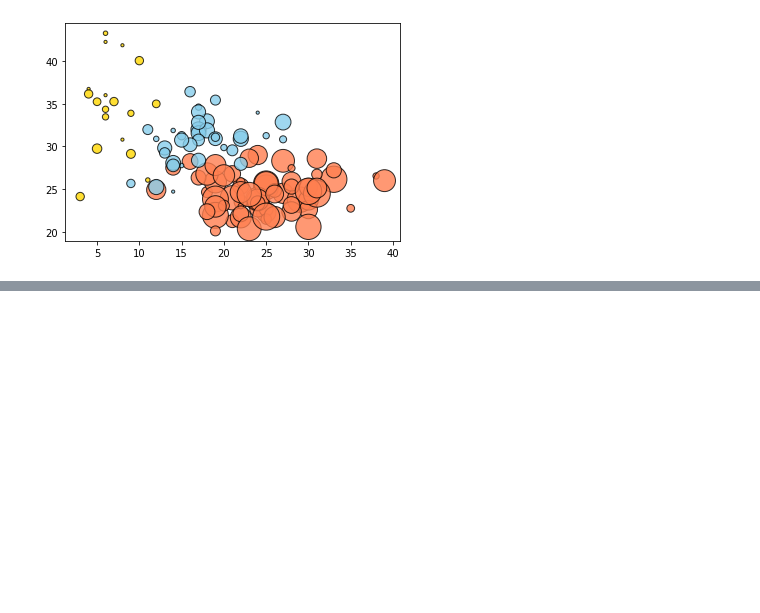
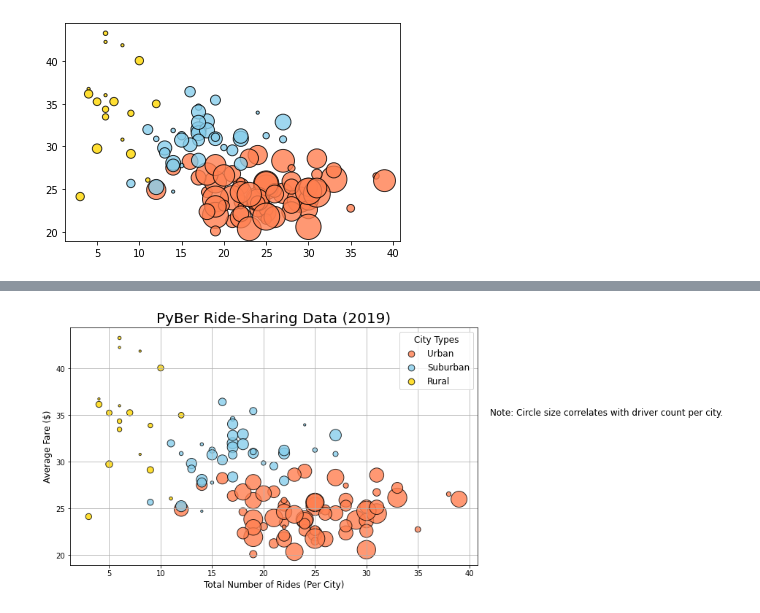
Before and after one commit to sophiexsf/PyBer_Analysis, a Jupyter notebook: PyBer.ipynb, the cells around one changed output, grey strips where cells are left out. Drawn from its saved outputs; the diff is of its cells as text; code cells hidden in the pictures; blank space fills up the shorter version.

```diff
--- a/PyBer.ipynb
+++ b/PyBer.ipynb
@@ -321,7 +321,7 @@ lgnd.legendHandles[2]._sizes = [75]
 lgnd.get_title().set_fontsize(12)
 # Incorporate a text label about circle size.
 plt.text(42, 35, "Note: Circle size correlates with driver count per city.", fontsize="12")
-Finally, we need to save the chart in a folder using the plt.savefig()
+
 # Save the figure.
 plt.savefig("analysis/Fig1.png")
 # Show the plot
@@ -330,0 +330 @@ SyntaxError: invalid syntax (Temp/ipykernel_22824/4119650006.py, line 37)
+[figure, added]
```
Also changed, not shown: parts of 22 cells of this notebook, 2 other files.
